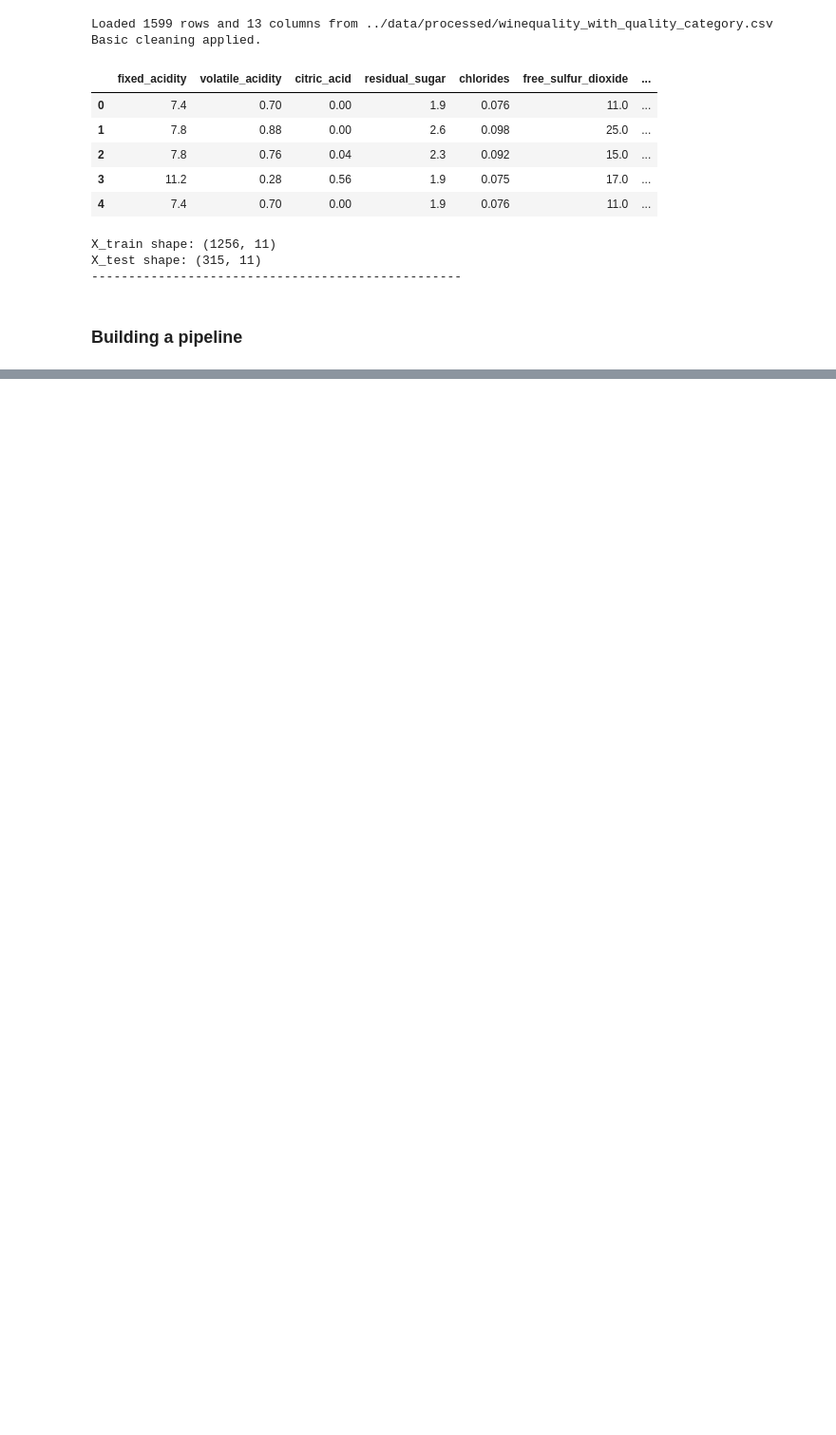
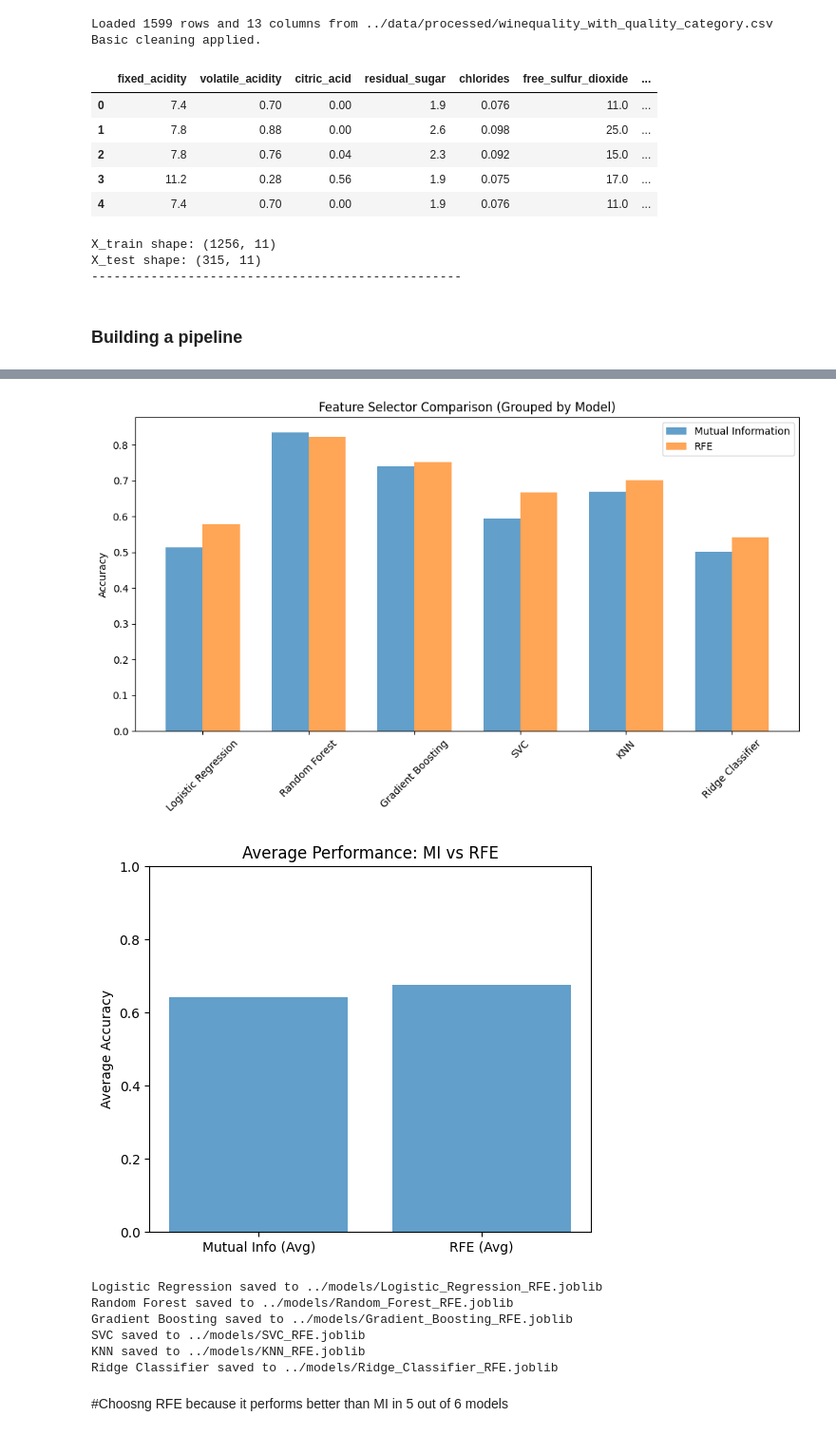
Before and after one commit to adobea-dev/wine_quality_project, a Jupyter notebook: notebooks/03_model_experiments.ipynb, the cells around one changed output, grey strips where cells are left out. Shown at 95% size. Saved outputs shown, nothing was run; the diff lists cells and outputs as text; code cells hidden in the pictures; blank space fills up the shorter version.

Commit message:
model evaluation

```diff
--- a/notebooks/03_model_experiments.ipynb
+++ b/notebooks/03_model_experiments.ipynb
@@ -178,0 +305,74 @@ if __name__ == "__main__":
+# %%
+#Vizualisation for reports
+# Your results
+results_mi = {
+    "Logistic Regression": 0.5143,
+    "Random Forest": 0.8349,
+    "Gradient Boosting": 0.7397,
+    "SVC": 0.5937,
+    "KNN": 0.6698,
+    "Ridge Classifier": 0.5016
+}
+
+results_rfe = {
+    "Logistic Regression": 0.5778,
+    "Random Forest": 0.8222,
+    "Gradient Boosting": 0.7524,
+    "SVC": 0.6667,
+    "KNN": 0.7016,
+    "Ridge Classifier": 0.5429
+}
+
+model_names = list(results_mi.keys())
+mi_scores = list(results_mi.values())
+rfe_scores = list(results_rfe.values())
+
+x = np.arange(len(models))
+width = 0.35
+
+plt.figure(figsize=(10,6))
+plt.bar(x - width/2, mi_scores, width, label='Mutual Information', alpha=0.7)
+plt.bar(x + width/2, rfe_scores, width, label='RFE', alpha=0.7)
+
+plt.xticks(x, models, rotation=45)
+plt.ylabel("Accuracy")
+plt.title("Feature Selector Comparison (Grouped by Model)")
+plt.legend()
+plt.tight_layout()
+plt.show()
+
+plt.figure(figsize=(6,5))
+plt.bar(["Mutual Info (Avg)", "RFE (Avg)"], [np.mean(mi_scores), np.mean(rfe_scores)], alpha=0.7)
+plt.ylabel("Average Accuracy")
+plt.title("Average Performance: MI vs RFE")
+plt.ylim(0,1)
+plt.show()
+# %% [output]
+[figure, added]
+[figure, added]
+# %%
+#models = {
+    #"Logistic Regression": LogisticRegressionStrategy(max_iter=1000, random_state=42),
+    #"Random Forest": RandomForestStrategy(n_estimators=100, random_state=42),
+    #"Gradient Boosting": GradientBoostingStrategy(n_estimators=100, random_state=42),
+    #"SVC": SVCStrategy(kernel='rbf', random_state=42),
+    #"KNN": KNNStrategy(n_neighbors=5),
+    #"Ridge Classifier": RidgeClassifierStrategy(alpha=1.0)
+#}
+
+
+os.makedirs("../models", exist_ok=True)  # ensure folder exists
+
+for name, strategy in models.items():
+    filename = f"../models/{name.replace(' ', '_')}_RFE.joblib"
+    joblib.dump(strategy.model, filename)
+    print(f"{name} saved to {filename}")
+# %% [output]
+Logistic Regression saved to ../models/Logistic_Regression_RFE.joblib
+Random Forest saved to ../models/Random_Forest_RFE.joblib
+Gradient Boosting saved to ../models/Gradient_Boosting_RFE.joblib
+SVC saved to ../models/SVC_RFE.joblib
+KNN saved to ../models/KNN_RFE.joblib
+Ridge Classifier saved to ../models/Ridge_Classifier_RFE.joblib
+# %% [markdown]
+#Choosng RFE because it performs better than MI in 5 out of 6 models
```
Also changed, not shown: parts of 18 cells of this notebook, 17 other files.
